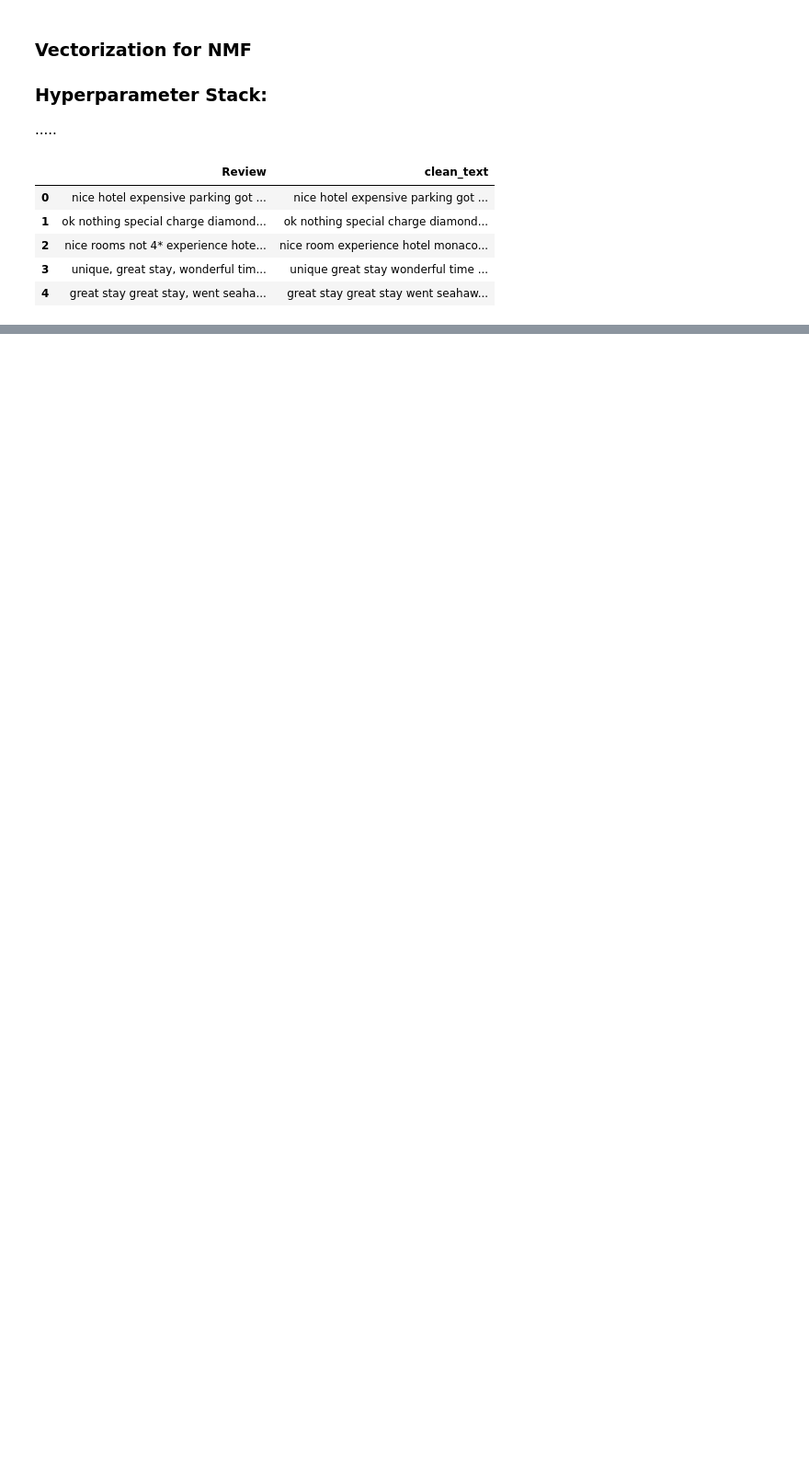
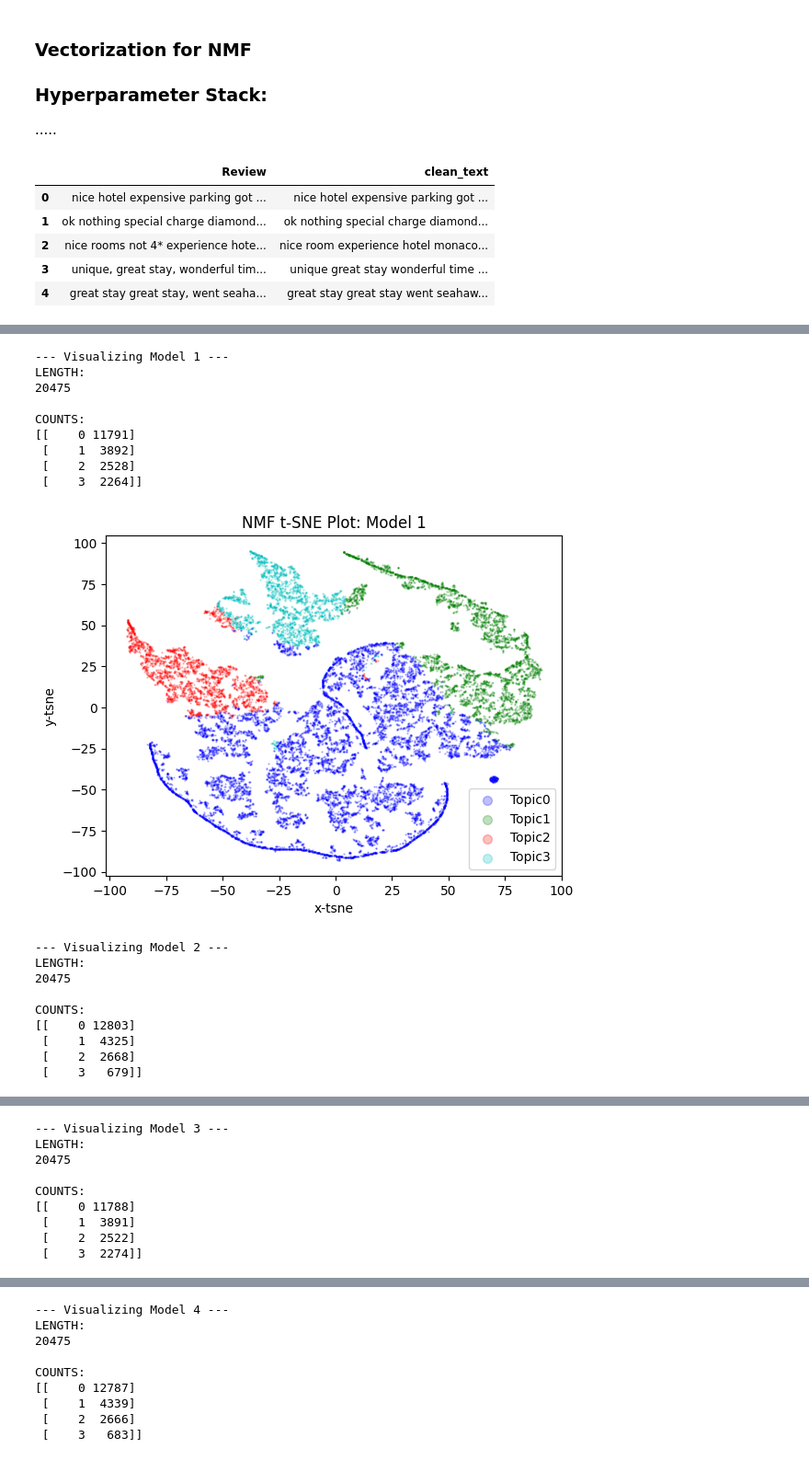
Before and after one commit to Hunteracademic/Unsupervised_assignment_1, a Jupyter notebook: FinalProject_Group04_AlexKravtsov_DanielCastiblanco_HunterWard.ipynb, the cells around one changed output, grey strips where cells are left out. Shown at 92% size. Saved outputs shown, nothing was run; the diff lists cells and outputs as text; code cells hidden in the pictures; blank space fills up the shorter version.

```diff
--- a/FinalProject_Group04_AlexKravtsov_DanielCastiblanco_HunterWard.ipynb
+++ b/FinalProject_Group04_AlexKravtsov_DanielCastiblanco_HunterWard.ipynb
@@ -719,0 +748,46 @@ Name: count, dtype: int64
+# %%
+import matplotlib.pyplot as plt
+from sklearn.decomposition import NMF
+
+nmf_transformed = []
+
+for i in range(len(tfidf_vectorizers)):
+    print(f"--- Visualizing Model {i+1} ---")
+
+    # 1. Vectorize text with the current vectorizer in your list
+    current_dtm = tfidf_vectorizers[i].fit_transform(nmf_data['clean_text'])
+
+    # 2. Instantiate and Fit a fresh NMF model for this specific vectorizer
+    nmf_model = NMF(n_components=4, solver='cd', random_state=0)
+    weights = nmf_model.fit_transform(current_dtm)
+
+    # 3. Save the results to your list
+    nmf_transformed.append(weights)
+
+    # 4. Generate the plot
+    # If plot_tsne doesn't call plt.show(), we call it here
+    plot_tsne(data=weights, threshold=0)
+
+    # 5. Force the plot to render for THIS model before the next iteration starts
+    plt.title(f"NMF t-SNE Plot: Model {i+1}")
+    plt.show()
+# %% [output]
+--- Visualizing Model 1 ---
+LENGTH:
+20475
+
+COUNTS:
+[[    0 11791]
+ [    1  3892]
+ [    2  2528]
+ [    3  2264]]
+[figure, added]
+--- Visualizing Model 2 ---
+LENGTH:
+20475
+
+COUNTS:
+[[    0 12803]
+ [    1  4325]
+ [    2  2668]
+ [    3   679]]
@@ -719,0 +795,9 @@ Name: count, dtype: int64
+--- Visualizing Model 3 ---
+LENGTH:
+20475
+
+COUNTS:
+[[    0 11788]
+ [    1  3891]
+ [    2  2522]
+ [    3  2274]]
@@ -719,0 +805,9 @@ Name: count, dtype: int64
+--- Visualizing Model 4 ---
+LENGTH:
+20475
+
+COUNTS:
+[[    0 12787]
+ [    1  4339]
+ [    2  2666]
+ [    3   683]]
```
Also changed, not shown: parts of 13 cells of this notebook.
